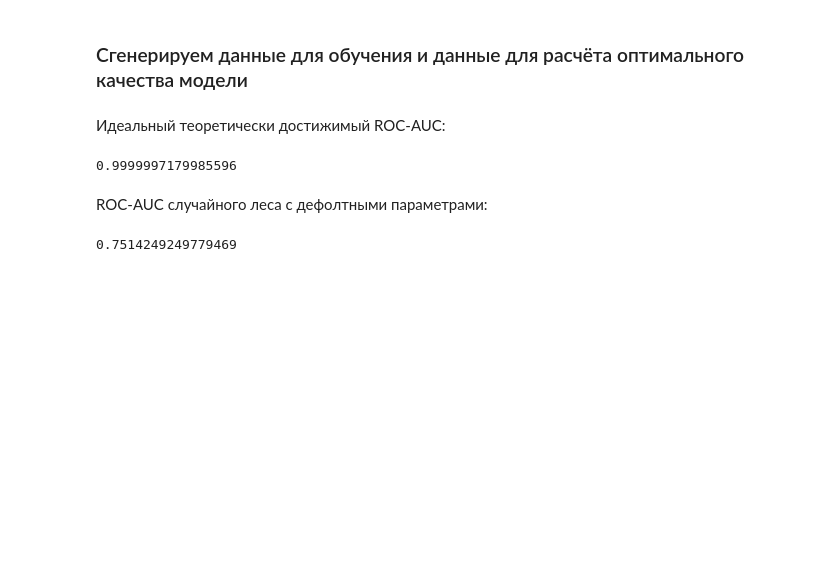
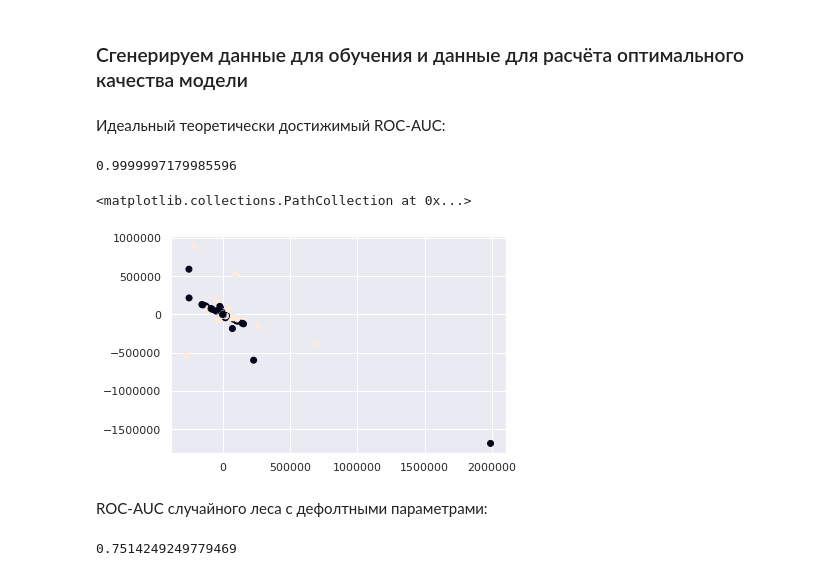
Before and after one commit to SchattenGenie/hse-stats-course-2019, a Jupyter notebook: seminar-notes/10_model_selection/model_selection.ipynb, the cells around one changed output. Saved outputs shown, nothing was run; the diff lists cells and outputs as text; code cells hidden in the pictures; blank space fills up the shorter version.

```diff
--- a/seminar-notes/10_model_selection/model_selection.ipynb
+++ b/seminar-notes/10_model_selection/model_selection.ipynb
@@ -127,6 +129,11 @@ ideal_score_estimate = roc_auc_score(y_test_big, p_test_big)
 print(ideal_score_estimate)
 # %% [output]
 0.9999997179985596
+# %%
+plt.scatter(X_test_big[:, 0], X_test_big[:, 1], c=y_test_big)
+# %% [output]
+<matplotlib.collections.PathCollection at 0x...>
+[figure, added]
 # %% [markdown]
 ROC-AUC случайного леса с дефолтными параметрами:
 # %%
```
Also changed, not shown: parts of 6 cells of this notebook, 3 other files.
